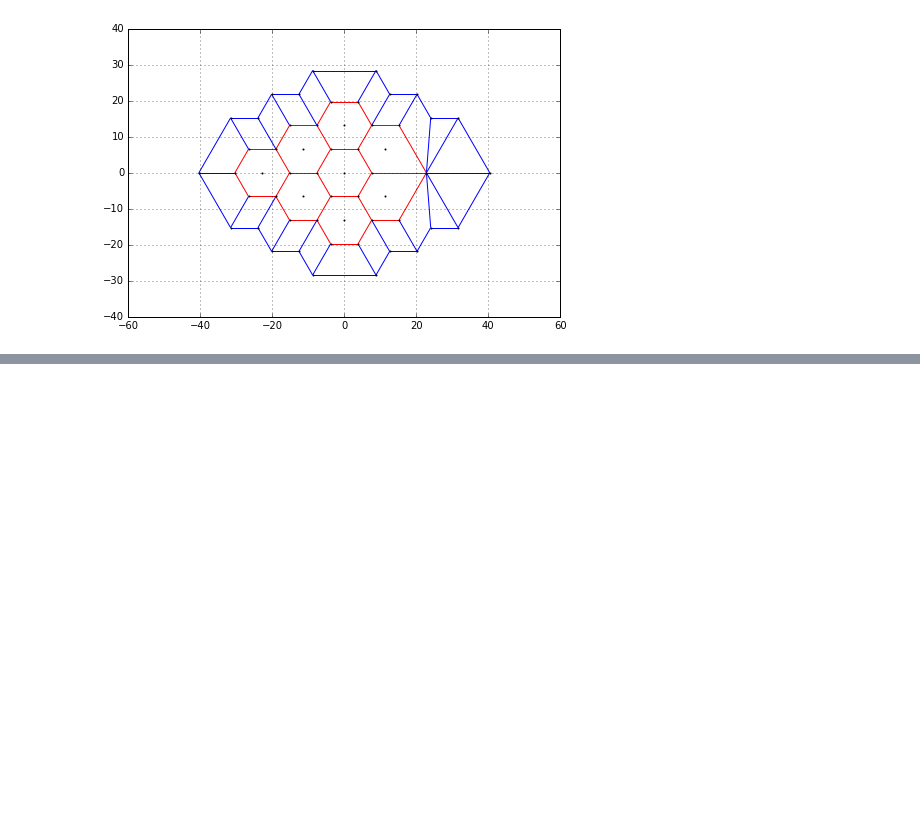
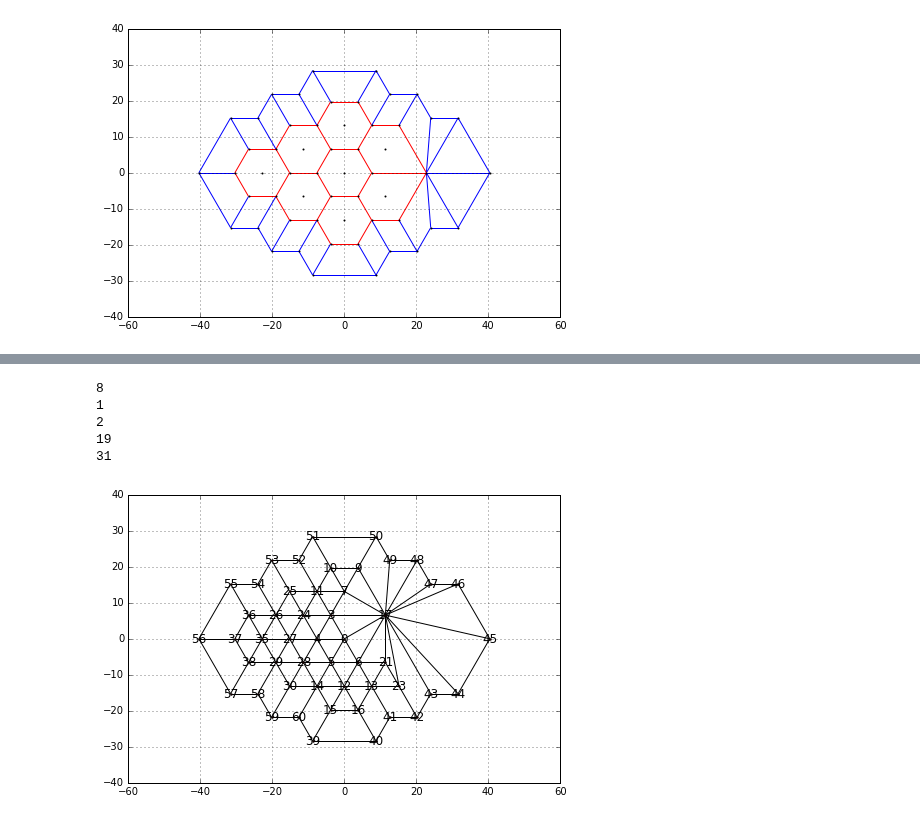
Before and after one commit to clintondurney/ubuquitous-drosophila, a Jupyter notebook: Tissue/CellularSheet.ipynb, the cells around one changed output, grey strips where cells are left out. Drawn from its saved outputs; the diff is of its cells as text; code cells hidden in the pictures; blank space fills up the shorter version.

```diff
--- a/Tissue/CellularSheet.ipynb
+++ b/Tissue/CellularSheet.ipynb
@@ -287,0 +272,20 @@ plt.show()
+# %%
+for node in G.neighbors(17):
+    G = nx.contracted_nodes(G,17,node)
+    print(node)
+# %% [output]
+8
+1
+2
+19
+31
+# %%
+G.remove_node(31)
+pos = nx.get_node_attributes(G,'pos')
+nx.draw(G,pos, with_labels=True,node_size=2)
+plt.axis("on")
+plt.grid("on")
+plt.axis('equal')
+plt.show()
+# %% [output]
+[figure, added]
```
Also changed, not shown: parts of 5 cells of this notebook, 6 other files.
